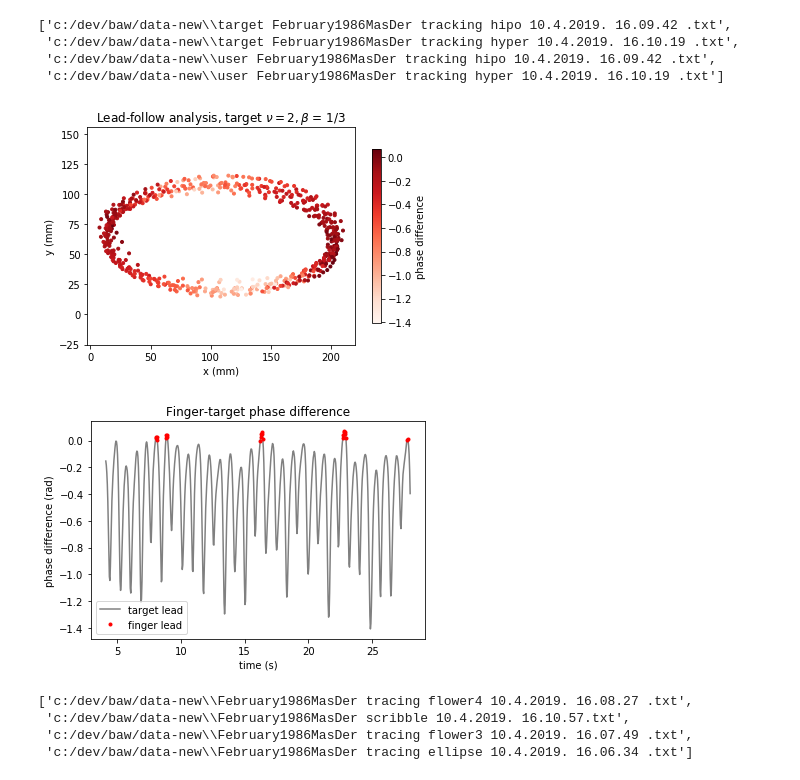
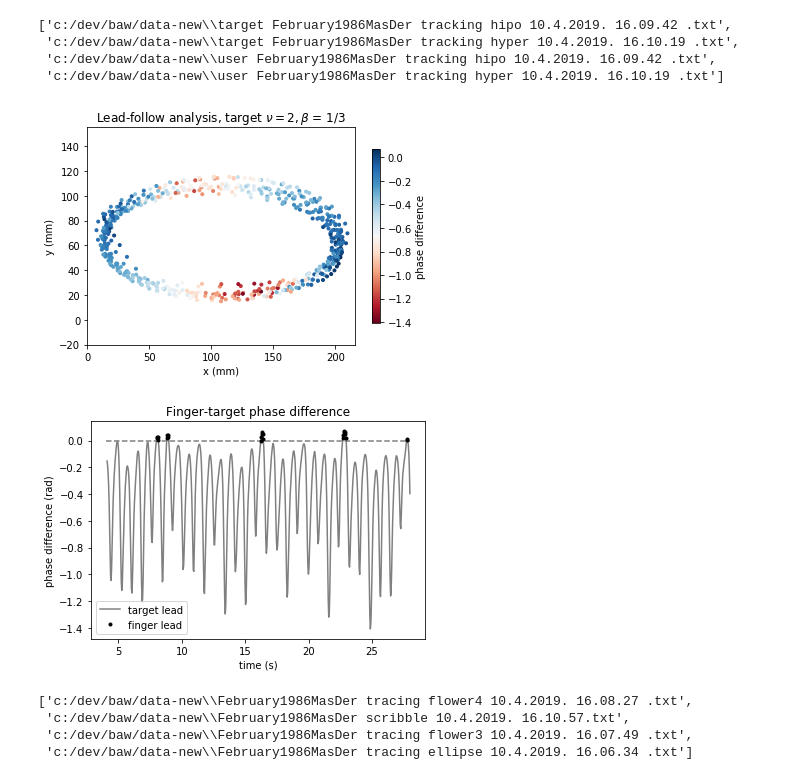
Before and after one commit to adam-matic/KinematicCognition-Analysis, a Jupyter notebook: Analysis_KinematicCognition.ipynb, the cells around one changed output. Saved outputs shown, nothing was run; the diff lists cells and outputs as text; code cells hidden in the pictures.

```diff
--- a/Analysis_KinematicCognition.ipynb
+++ b/Analysis_KinematicCognition.ipynb
@@ -124,24 +124,30 @@ fs
 # %%
 r = ellipse_lead_follow(fs[2], fs[0], 0.04, 4.1, 28) ## hiponatural
 
 fig, ax = plt.subplots()
 
-m = ax.scatter(r.ux *ptomm, r.uy * ptomm, c= r.dph, marker='.', cmap="Reds")
+m = ax.scatter(r.ux *ptomm, r.uy * ptomm, c= r.dph, marker='.', cmap="RdBu")
 
 ax.set_title(r"Lead-follow analysis, target $\nu = 2, \beta$ = 1/3")
-ax.set_xlim([0, 1920*ptomm]); plt.ylim([0, 1200*ptomm])
 ax.set_xlabel("x (mm)")
 ax.set_ylabel("y (mm)")
 plt.axis("equal")
-CB = fig.colorbar(m, orientation='vertical', shrink=0.8)
+
+CB = fig.colorbar(m, orientation='vertical', shrink = 0.8)
 CB.ax.set_ylabel("phase difference")
+ax.set_xlim([0, 1920*ptomm]);
+ax.set_ylim([0, 1200*ptomm])
+
+
 plt.savefig("c:/dev/baw/plots/lead-follow.svg", format="svg")
 # %% [output]
-[figure, old version]
+[figure, new version]
 # %%
 lims = [i for i in range(len(r.dph)) if  r.dph[i] > 0]
+plt.plot([4, 28], [0,0], "--", color="gray" )
 plt.plot(r.tt, r.dph,  color = "gray", label="target lead")
-plt.plot(r.tt[lims], r.dph[lims], ".", color="red", label="finger lead")
+plt.plot(r.tt[lims], r.dph[lims], ".", color="black", label="finger lead")
+
 plt.title("Finger-target phase difference")
 plt.xlabel("time (s)")
 plt.ylabel("phase difference (rad)")
@@ -149,7 +155,7 @@ plt.legend()
 
 plt.savefig("c:/dev/baw/plots/lead-follow2.svg", format="svg")
 # %% [output]
-[figure, old version]
+[figure, new version]
 # %%
 def load_get_PS(f):
     d = load_path(f)
```
